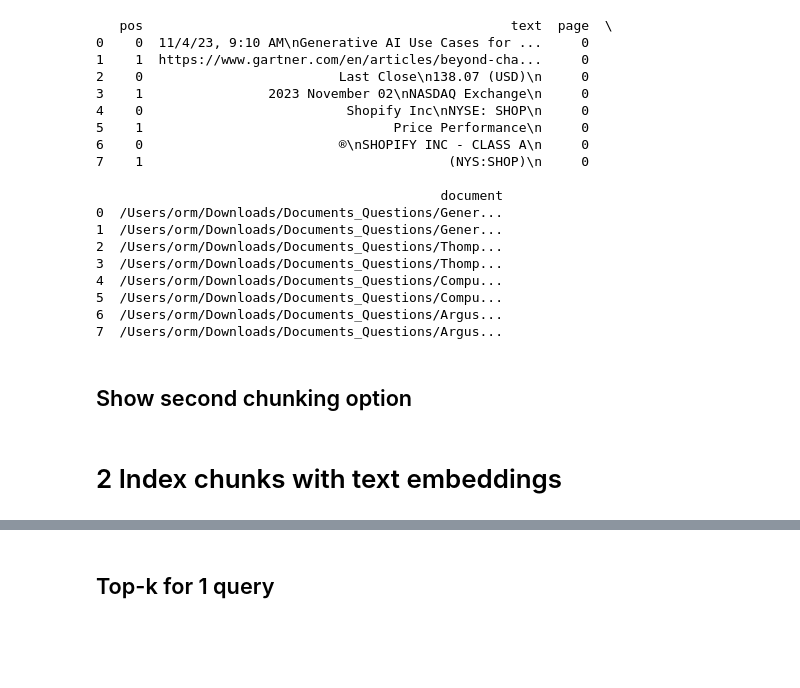
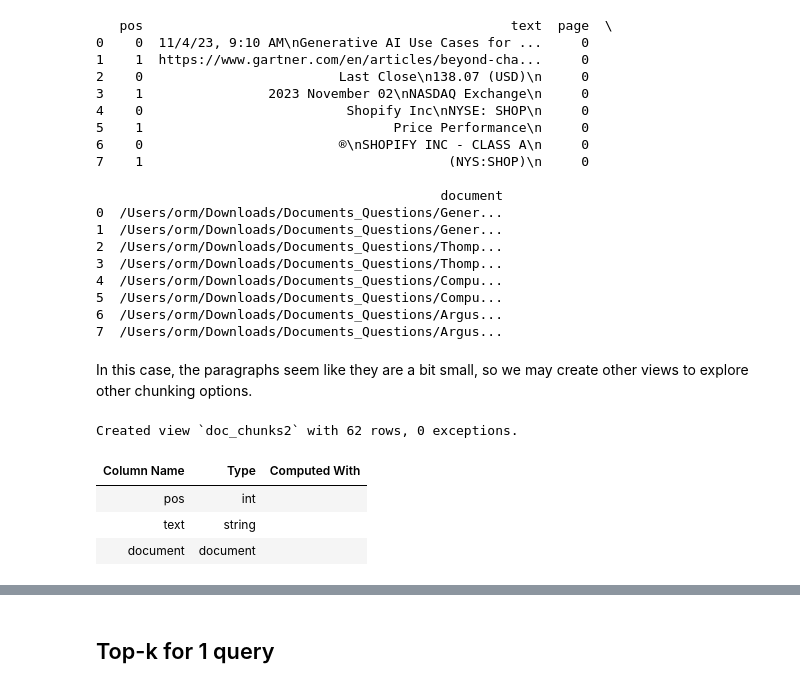
Before and after one commit to orm011/pixeltable, a Jupyter notebook: docs/tutorials/document-demo-anm.ipynb, the cells around one changed output, grey strips where cells are left out. Drawn from its saved outputs; the diff is of its cells as text; code cells hidden in the pictures; blank space fills up the shorter version.

```diff
--- a/docs/tutorials/document-demo-anm.ipynb
+++ b/docs/tutorials/document-demo-anm.ipynb
@@ -3,9 +3,12 @@
 # %% [markdown]
 In this tutorial, we'll explore Pixeltable's flexible handling of RAG operations on a collection of PDF documents. In a traditional RAG workflow, such operations might be implemented as a Python script that runs on a periodic schedule or in response to certain events. In Pixeltable, as with everything else, they are implemented as persistent table operations that update incrementally as new data becomes available.
 # %%
-# collect the document paths from the directory
 import pathlib
 import pandas as pd
+
+# collect the document paths from the directory
 document_dir = pathlib.Path('~/Downloads/Documents_Questions/').expanduser()
 document_paths = [str(path) for path in list(document_dir.glob('*.pdf'))]
-question_and_answer = [str(path) for path in document_dir.glob('*xlsx')]
+start_paths = document_paths[:4]
+adddd_paths = document_paths[4:]
+start_paths
@@ -85,5 +76,5 @@ The next step is loading a few documents as rows into the table, with an `insert
 # %%
-doc_table.insert([{'document': doc} for doc in document_paths[:4]])
+doc_table.insert([{'document': doc} for doc in start_paths])
 # %% [output]
 Inserted 4 rows with 0 errors.
 UpdateStatus(num_rows=4, num_computed_values=0, num_excs=0, updated_cols=[], cols_with_excs=[])
@@ -161,7 +150,3 @@ paragraph_table.where(paragraph_table.pos < 2 ).show()
 5  /Users/orm/Downloads/Documents_Questions/Compu...
 6  /Users/orm/Downloads/Documents_Questions/Argus...
 7  /Users/orm/Downloads/Documents_Questions/Argus...
-# %% [markdown]
-## Show second chunking option
-# %% [markdown]
-# 2 Index chunks with text embeddings
@@ -191,0 +153,17 @@ sys.path.append('Users/orm/repos/pixeltable')
+# %% [markdown]
+In this case, the paragraphs seem like they are a bit small, so we may create other views to explore other chunking options.
+# %%
+pxt.drop_table('doc_chunks2', ignore_errors=True)
+iterator_args = {
+    'document': doc_table.document,
+    'separators': 'token_limit',
+    'limit': 500
+}
+doc_chunks2 = pxt.create_view(f'doc_chunks2', doc_table, iterator_class=DocumentSplitter, iterator_args=iterator_args)
+doc_chunks2
+# %% [output]
+Created view `doc_chunks2` with 62 rows, 0 exceptions.
+| Column Name | Type | Computed With |
+| pos | int |  |
+| text | string |  |
+| document | document |  |
```
Also changed, not shown: parts of 25 cells of this notebook, 1 other file.
